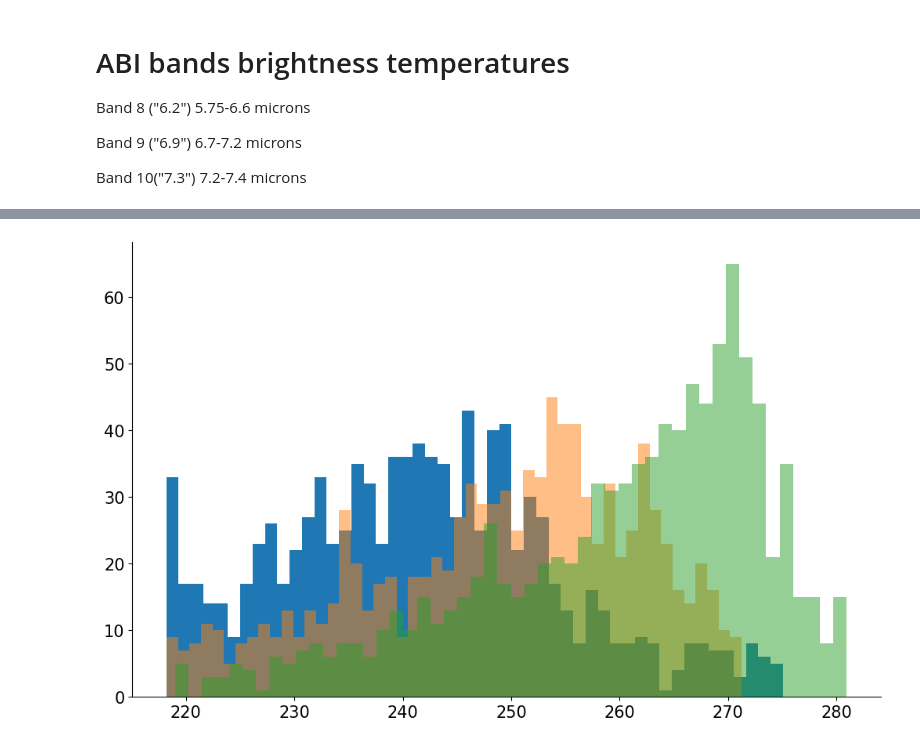
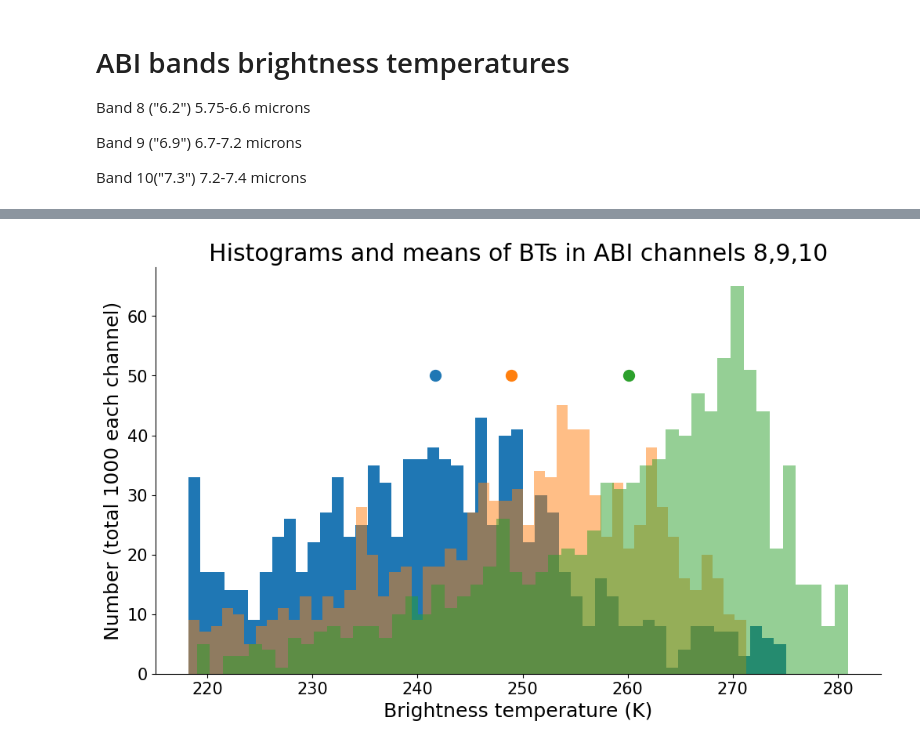
Before and after one commit to ATMOcanes/arts-lectures, a Jupyter notebook: exercises/03-rtcalc/BEMrtcalc.ipynb, the cells around one changed output, grey strips where cells are left out. Drawn from its saved outputs; the diff is of its cells as text; code cells hidden in the pictures.

```diff
--- a/exercises/03-rtcalc/BEMrtcalc.ipynb
+++ b/exercises/03-rtcalc/BEMrtcalc.ipynb
@@ -240,6 +118,12 @@ print(np.mean(BT8_6_2), np.mean(BT9_6_9), np.mean(BT10_7_3))
 # %%
 plt.hist(BT8_6_2,50)
+plt.scatter([np.mean(BT8_6_2)], [50]);
 plt.hist(BT9_6_9,50, alpha=0.5)
+plt.scatter([np.mean(BT9_6_9)], [50]);
 plt.hist(BT10_7_3,50, alpha=0.5);
+plt.scatter([np.mean(BT10_7_3)], [50]);
+plt.title('Histograms and means of BTs in ABI channels 8,9,10');
+plt.xlabel('Brightness temperature (K)');
+plt.ylabel("Number (total 1000 each channel)");
 # %% [output]
-[figure, old version]
+[figure, new version]
```
Also changed, not shown: parts of 15 cells of this notebook, 1 other file.
